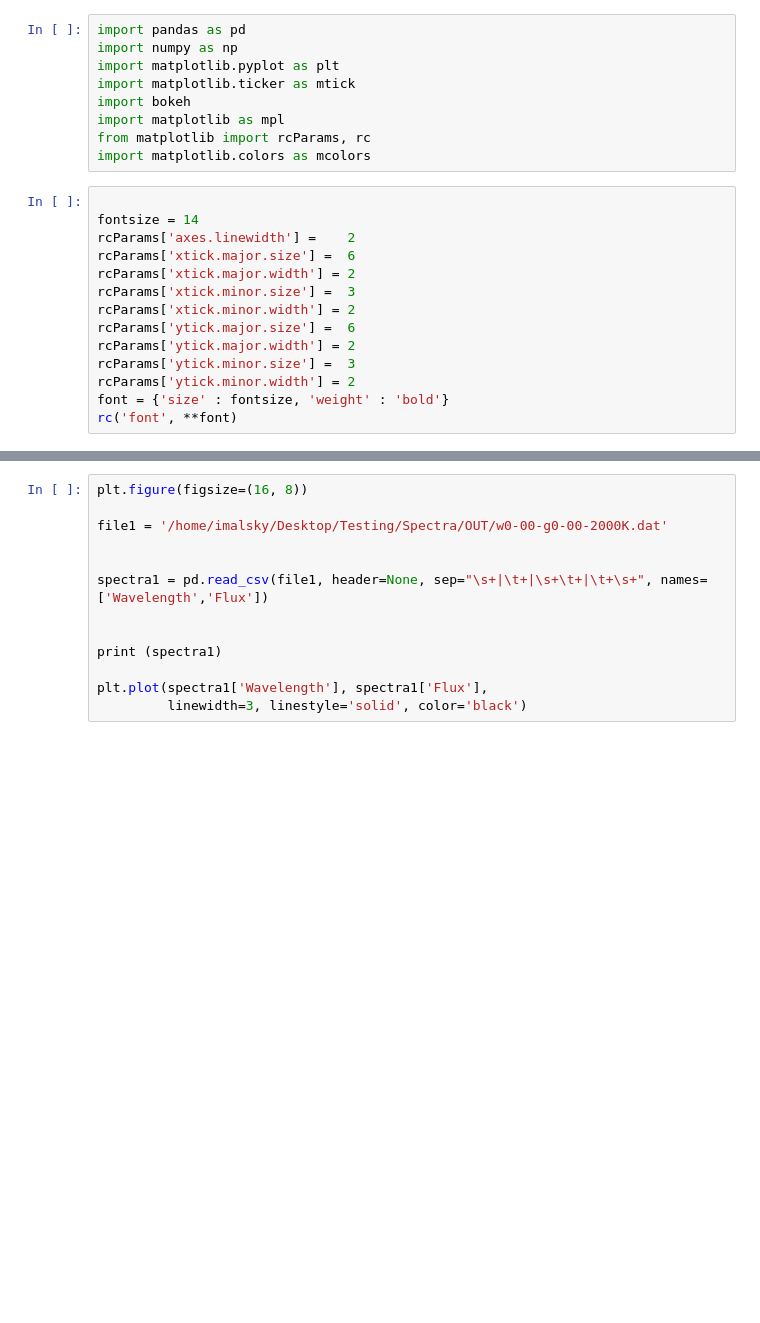
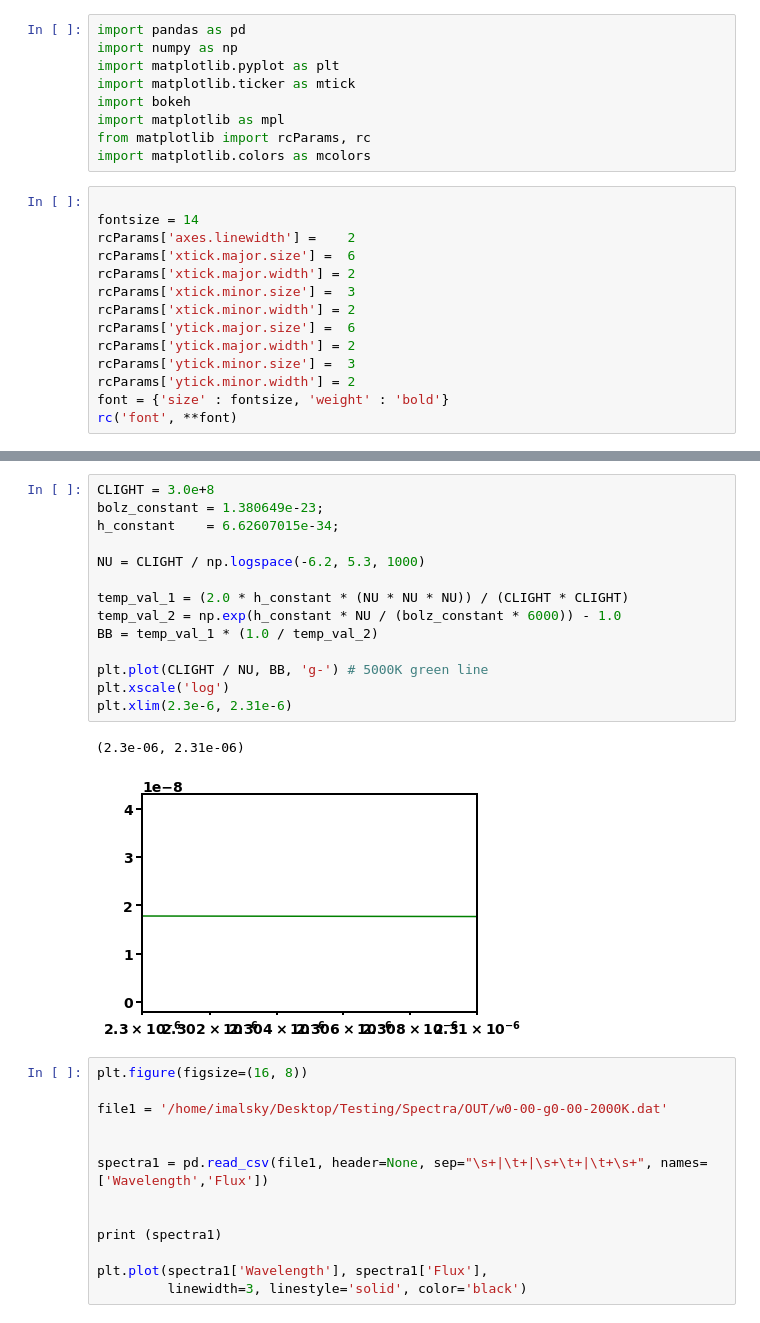
Before and after one commit to imalsky/New_Jups, a Jupyter notebook: Code/two_stream_plots.ipynb, the cells around one changed output, grey strips where cells are left out. Saved outputs shown, nothing was run; the diff lists cells and outputs as text; blank space fills up the shorter version.

```diff
--- a/Code/two_stream_plots.ipynb
+++ b/Code/two_stream_plots.ipynb
@@ -106,3 +111,20 @@ plt.xlim(min(spectra2['Wavelength']), max(spectra2['Wavelength']))
+# %%
+CLIGHT = 3.0e+8
+bolz_constant = 1.380649e-23;
+h_constant    = 6.62607015e-34;
+
+NU = CLIGHT / np.logspace(-6.2, 5.3, 1000)
+
+temp_val_1 = (2.0 * h_constant * (NU * NU * NU)) / (CLIGHT * CLIGHT)
+temp_val_2 = np.exp(h_constant * NU / (bolz_constant * 6000)) - 1.0
+BB = temp_val_1 * (1.0 / temp_val_2)
+
+plt.plot(CLIGHT / NU, BB, 'g-') # 5000K green line
+plt.xscale('log')
+plt.xlim(2.3e-6, 2.31e-6)
+# %% [output]
+(2.3e-06, 2.31e-06)
+[figure, added]
 # %%
 plt.figure(figsize=(16, 8))
 
```
Also changed, not shown: parts of 4 cells of this notebook, 11 other files.
